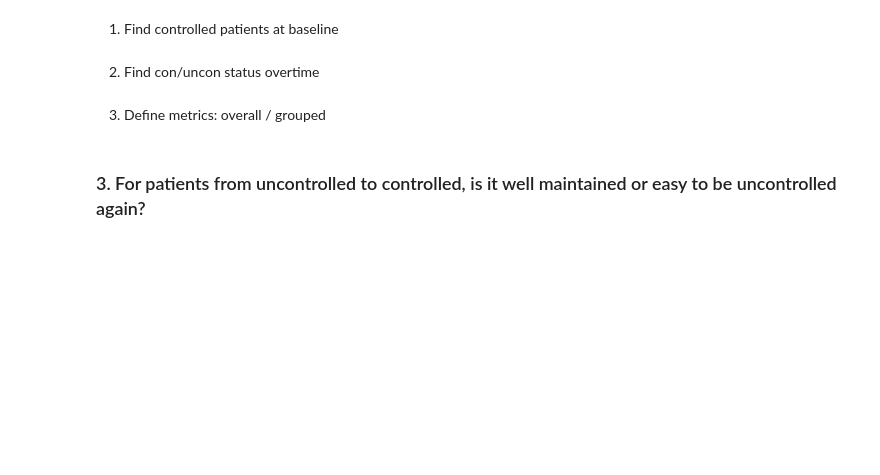
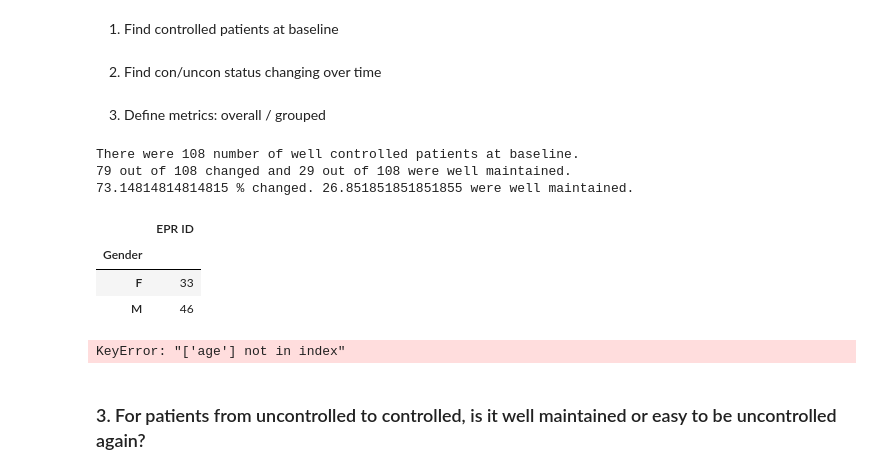
Before and after one commit to ruixuanzheng/iHealthChallenge, a Jupyter notebook: solution.ipynb, the cells around one changed output. Saved outputs shown, nothing was run; the diff lists cells and outputs as text; code cells hidden in the pictures; blank space fills up the shorter version.

```diff
--- a/solution.ipynb
+++ b/solution.ipynb
@@ -270,0 +261,7 @@ df.head()
+# %%
+# sort values based on 'EPR ID' and 'datetime_utc'
+df = df.sort_values(by=['EPR ID', 'datetime_utc'])
+# %%
+# select the initial records at the first week per patient
+df_initial = df.groupby('EPR ID').first().reset_index()
+df_initial_un = df_initial[df_initial["bp_controlled"] == "Uncontrolled"]
@@ -275,9 +297,40 @@ df.head()
 # %% [markdown]
 1. Find controlled patients at baseline
+# %%
+df_initial_con = df_initial[df_initial["bp_controlled"] == "Controlled"]
 # %% [markdown]
-2. Find con/uncon status overtime
+2. Find con/uncon status changing over time
+# %%
+df_con_initial_cnt = df[df["EPR ID"].isin(df_initial_con["EPR ID"].tolist())].groupby(["EPR ID", "bp_controlled"]).count().reset_index().groupby(["EPR ID"]).count().reset_index()[["EPR ID", "bp_controlled"]]
 # %% [markdown]
 3. Define metrics: overall / grouped
+# %%
+# overall pattern
+cnt_con_initial = len(df_con_initial_cnt)
+cnt_change = len(df_con_initial_cnt[df_con_initial_cnt["bp_controlled"] == 2])
+cnt_maintain = len(df_con_initial_cnt[df_con_initial_cnt["bp_controlled"] == 1])
+ratio_change = len(df_con_initial_cnt[df_con_initial_cnt["bp_controlled"] == 2]) / len(df_con_initial_cnt)
+ratio_maintain = len(df_con_initial_cnt[df_con_initial_cnt["bp_controlled"] == 1]) / len(df_con_initial_cnt)
+print(f"There were {cnt_con_initial} number of well controlled patients at baseline.")
+print(f"{cnt_change} out of {cnt_con_initial} changed and {cnt_maintain} out of {cnt_con_initial} were well maintained.")
+print(f"{ratio_change * 100} % changed. {ratio_maintain * 100} were well maintained.")
+# %% [output]
+There were 108 number of well controlled patients at baseline.
+79 out of 108 changed and 29 out of 108 were well maintained.
+73.14814814814815 % changed. 26.851851851851855 were well maintained.
+# %%
+# patterns in subgroup (gender)
+df[df["EPR ID"].isin(df_con_initial_cnt.loc[df_con_initial_cnt["bp_controlled"] == 2, "EPR ID"].tolist())][["EPR ID", "Gender"]].drop_duplicates().groupby("Gender").count()
+# %% [output]
+|  | EPR ID |
+| Gender |  |
+| F | 33 |
+| M | 46 |
+# %%
+# patterns in subgroup (age)
+df[df["EPR ID"].isin(df_con_initial_cnt.loc[df_con_initial_cnt["bp_controlled"] == 2, "EPR ID"].tolist())][["EPR ID", "age"]].drop_duplicates().groupby("Gender").count()
+# %% [output]
+KeyError: "['age'] not in index"
 # %% [markdown]
 ### 3.	For patients from uncontrolled to controlled, is it well maintained or easy to be uncontrolled again?
 # %% [markdown]
```
Also changed, not shown: parts of 22 cells of this notebook.
